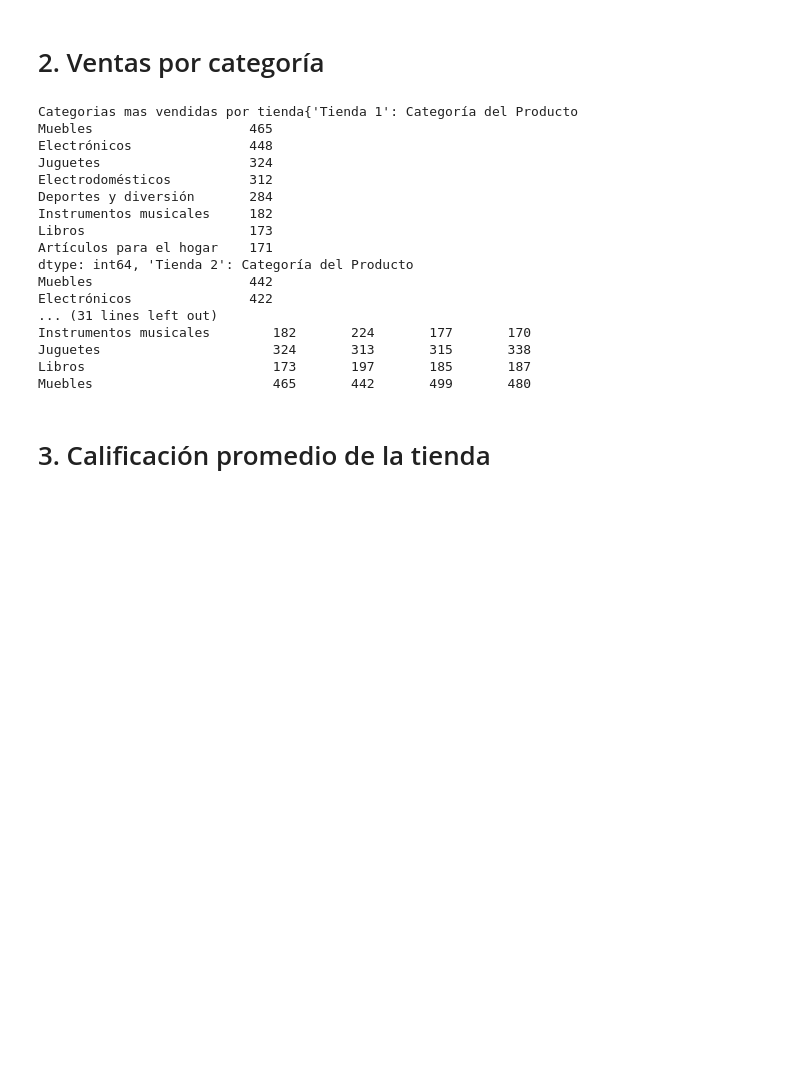
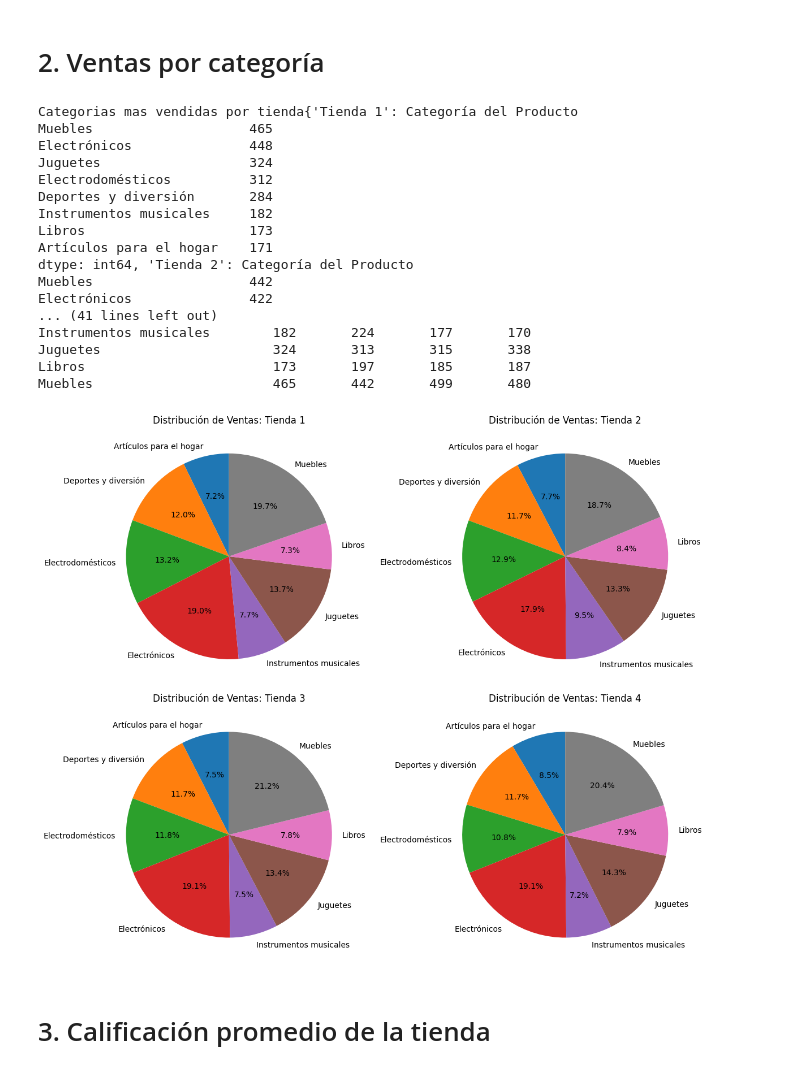
Before and after one commit to Luis1g/Desafio, a Jupyter notebook: AluraStoreLatam.ipynb, the cells around one changed output. Cells and saved outputs as stored; diff of their text form; code cells hidden in the pictures; blank space fills up the shorter version.

```diff
--- a/AluraStoreLatam.ipynb
+++ b/AluraStoreLatam.ipynb
@@ -78,34 +101,52 @@ def ventas_categoria(tienda_funcion):
     venta_ordenado_categorias= tienda_funcion.groupby("Categoría del Producto").size().sort_values( ascending= False)
     ordenado_categorias=tienda_funcion.sort_values("Categoría del Producto", ascending= False)
     return venta_ordenado_categorias, ordenado_categorias
 
 nventas1, ordenado_categoria1 = ventas_categoria(tienda)
 nventas2, ordenado_categoria2 = ventas_categoria(tienda2)
 nventas3, ordenado_categoria3 = ventas_categoria(tienda3)
 nventas4, ordenado_categoria4 = ventas_categoria(tienda4)
 
 topventas = {"Tienda 1": nventas1, "Tienda 2": nventas2, "Tienda 3":nventas3, "Tienda 4":nventas4}
 print(f"Categorias mas vendidas por tienda{topventas}") # Aqui mostramos las ventas por producto de cada tienda de mayor a menor
 df_topventas = pd.DataFrame(topventas) # Creamos una DataFrame para mostrar un tabla con las ventas por producto de cada tienda
 print(df_topventas)
+
+# 3. Visualización: Gráficos de Pastel
+fig, axes = plt.subplots(2, 2, figsize=(12, 10))
+axes = axes.flatten()
+tiendas = df_topventas.columns
+
+for i, tienda_nombre in enumerate(tiendas):
+    ax = axes[i]
+    datos_tienda = df_topventas[tienda_nombre]
+
+    ax.pie(datos_tienda, labels=datos_tienda.index, autopct='%1.1f%%', startangle=90)
+    ax.set_title(f'Distribución de Ventas: {tienda_nombre}')
+
+plt.tight_layout()
+plt.savefig('ventas_pastel_tiendas.png')
+
+print(df_topventas)
 # %% [output]
 Categorias mas vendidas por tienda{'Tienda 1': Categoría del Producto
 Muebles                    465
 Electrónicos               448
 Juguetes                   324
 Electrodomésticos          312
 Deportes y diversión       284
 Instrumentos musicales     182
 Libros                     173
 Artículos para el hogar    171
 dtype: int64, 'Tienda 2': Categoría del Producto
 Muebles                    442
 Electrónicos               422
-... (31 lines left out)
+... (41 lines left out)
 Instrumentos musicales        182       224       177       170
 Juguetes                      324       313       315       338
 Libros                        173       197       185       187
 Muebles                       465       442       499       480
+[figure, added]
 # %% [markdown]
 # 3. Calificación promedio de la tienda
 # %%
```
Also changed, not shown: parts of 9 cells of this notebook, 5 other files.
